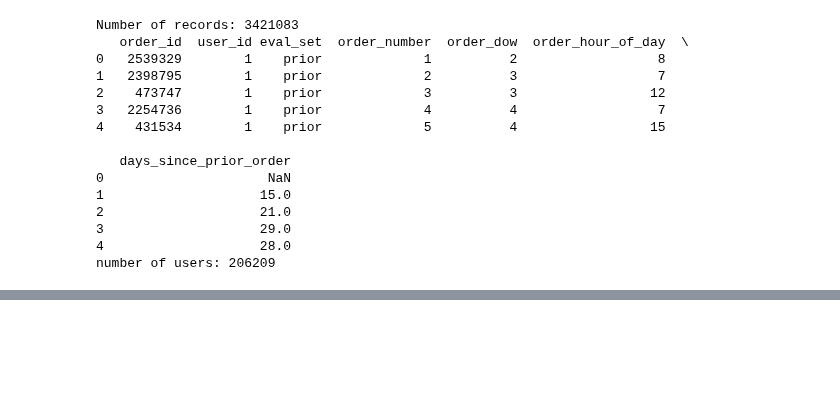
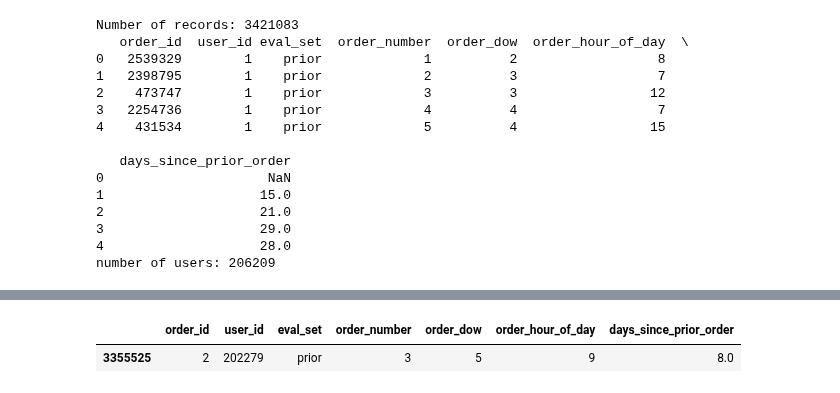
Before and after one commit to cherryng/MLcourse, a Jupyter notebook: test.ipynb, the cells around one changed output, grey strips where cells are left out. Cells and saved outputs as stored; diff of their text form; code cells hidden in the pictures; blank space fills up the shorter version.

```diff
--- a/test.ipynb
+++ b/test.ipynb
@@ -81,3 +95,8 @@ KeyboardInterrupt: ignored
+# %%
+data_orders[data_orders["order_id"] ==2]
+# %% [output]
+|  | order_id | user_id | eval_set | order_number | order_dow | order_hour_of_day | days_since_prior_order |
+| 3355525 | 2 | 202279 | prior | 3 | 5 | 9 | 8.0 |
 # %%
 #For each user, I need to figure out what products he/she has bought before and the history to generate the "Kaggle_input"
 
```
Also changed, not shown: parts of 7 cells of this notebook.
